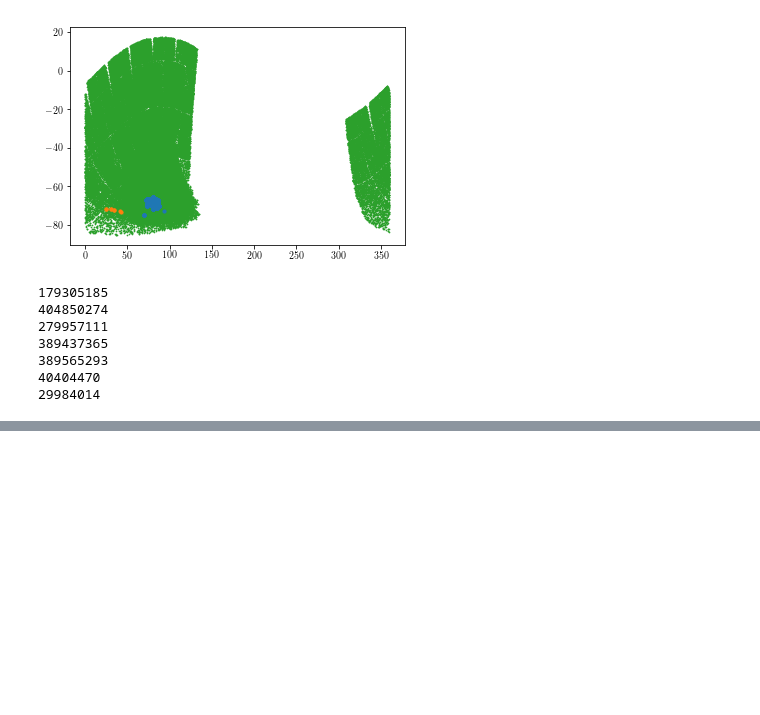
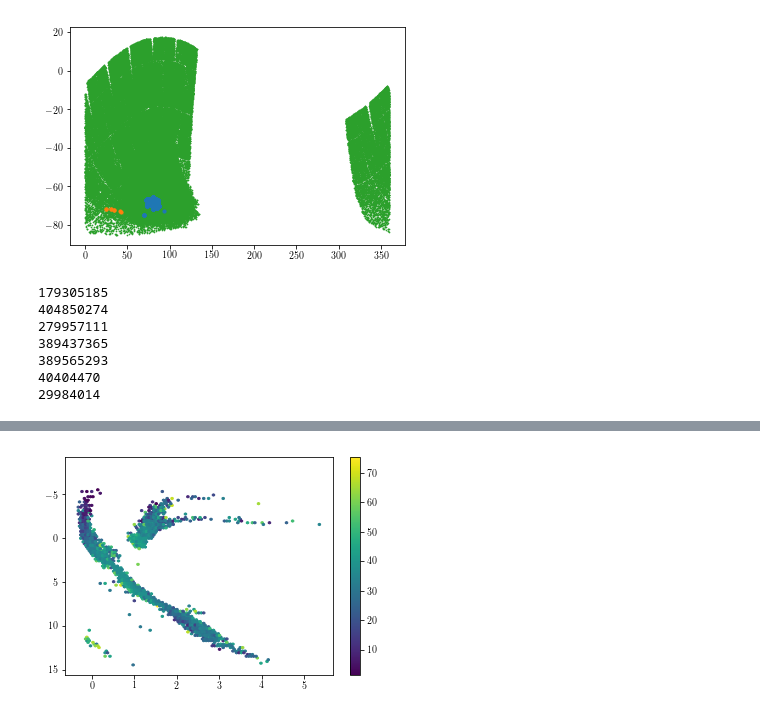
Before and after one commit to tzdwi/TESS, a Jupyter notebook: code/MC_selection.ipynb, the cells around one changed output, grey strips where cells are left out. Drawn from its saved outputs; the diff is of its cells as text; code cells hidden in the pictures; blank space fills up the shorter version.

```diff
--- a/code/MC_selection.ipynb
+++ b/code/MC_selection.ipynb
@@ -149,0 +158,6 @@ Text(0, 0.5, '$M_G$')
+# %%
+plt.hexbin(galactic_data['(BP_RP)_0'],galactic_data['M_G'],C=np.abs(galactic_data['b']),mincnt=1)
+plt.colorbar()
+plt.gca().invert_yaxis()
+# %% [output]
+[figure, added]
```
Also changed, not shown: parts of 2 cells of this notebook.
